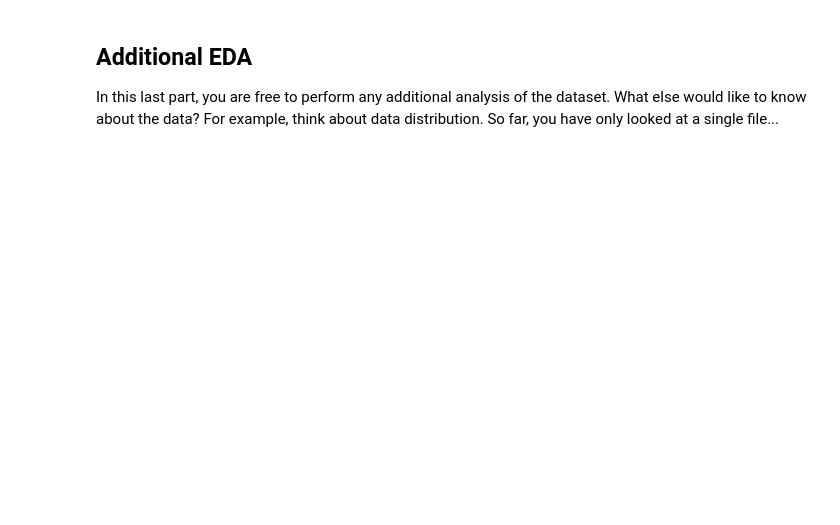
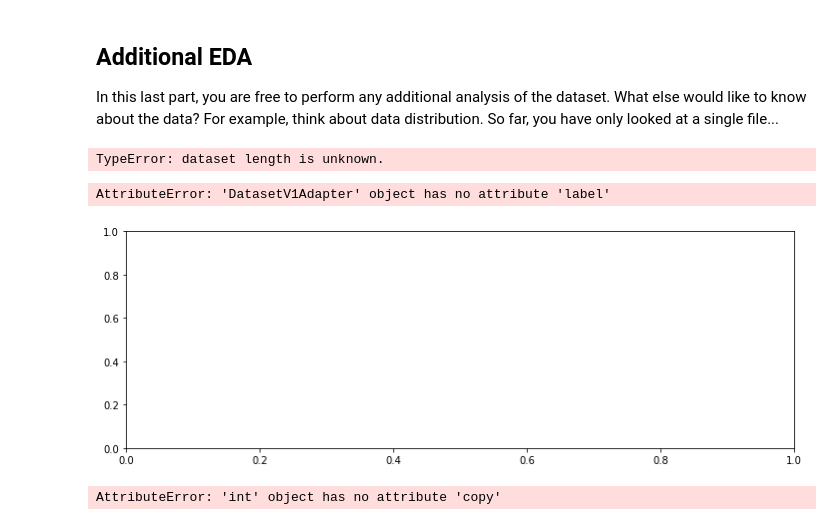
Before and after one commit to polarbeargo/nd013-c1-vision-starter, a Jupyter notebook: Exploratory Data Analysis.ipynb, the cells around one changed output. Cells and saved outputs as stored; diff of their text form; code cells hidden in the pictures; blank space fills up the shorter version.

```diff
--- a/Exploratory Data Analysis.ipynb
+++ b/Exploratory Data Analysis.ipynb
@@ -11,5 +32,5 @@ import numpy as np
 import seaborn as sns
 %matplotlib inline
 # %%
-data = "/home/workspace/data/processed/**/*.tfrecord"
+data = "/home/workspace/data/waymo/training_and_validation/*.tfrecord"
 dataset = get_dataset(data)
@@ -67,6 +110,22 @@ for batches in dataset.take(10000):
         labels_dict[i].append(count[i])
         percent = (count / len(dataset)) * 100
         print("{:<20s}:   {} or {}%".format(labels, count, percent))
+# %% [output]
+TypeError: dataset length is unknown.
+# %%
+def plot_label_per_class(data):
+    f, ax = plt.subplots(1,1, figsize=(12,4))
+    g = sns.countplot(data.label, order = data["groundtruth_classes"].value_counts().index)
+    g.set_title("Number of labels for each class")
+
+    for p, label in zip(g.patches, data["groundtruth_classes"].value_counts().index):
+        g.annotate(labels[label], (p.get_x(), p.get_height()+0.1))
+    plt.show()
+
+plot_label_per_class(dataset)
+# %% [output]
+AttributeError: 'DatasetV1Adapter' object has no attribute 'label'
+[figure, added]
 # %%
 label_map = {"vehicles": labels[1], "pedestrians": labels[2], "cyclist": labels[4]}
 BTYPE = 'vehicles'
@@ -76,6 +135,8 @@ plt.figure(figsize=(20,4))
 sns.distplot(data.scalar_coupling_constant)
 plt.title('vehicles'+BTYPE,fontsize=16)
 plt.show()
+# %% [output]
+AttributeError: 'int' object has no attribute 'copy'
 # %%
 BTYPE = 'pedestrians'
 DISPLAY_BONDS = False
```
Also changed, not shown: parts of 3 cells of this notebook.
